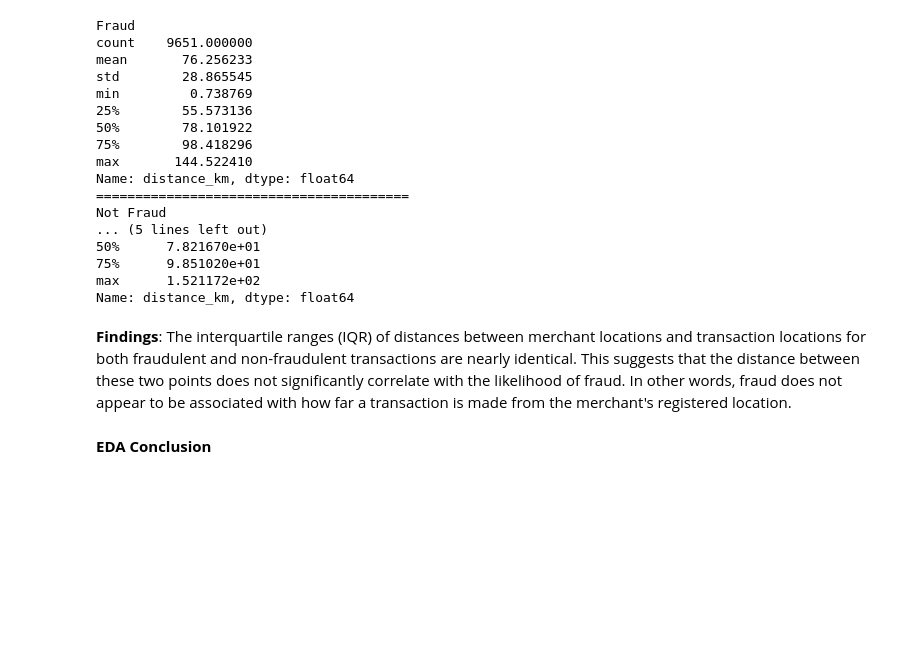
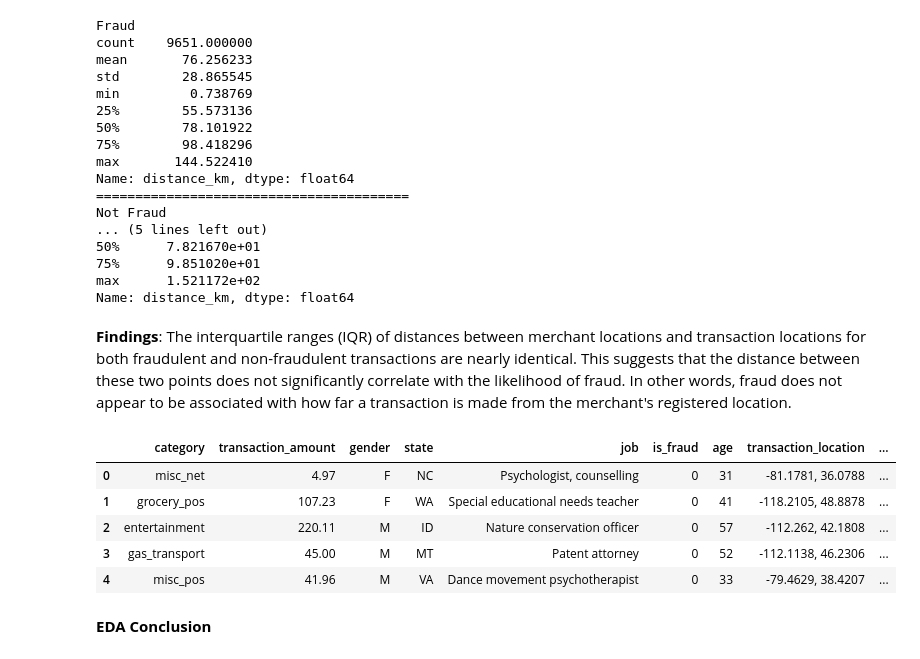
Before and after one commit to Youhorng/credit_card_fraud_prediction, a Jupyter notebook: notebooks/exploratory_data_analysis.ipynb, the cells around one changed output. Drawn from its saved outputs; the diff is of its cells as text; code cells hidden in the pictures; blank space fills up the shorter version.

Commit message:
Correlation analyssi

```diff
--- a/notebooks/exploratory_data_analysis.ipynb
+++ b/notebooks/exploratory_data_analysis.ipynb
@@ -869,5 +894,17 @@ max      1.521172e+02
 Name: distance_km, dtype: float64
 # %% [markdown]
 **Findings**: The interquartile ranges (IQR) of distances between merchant locations and transaction locations for both fraudulent and non-fraudulent transactions are nearly identical. This suggests that the distance between these two points does not significantly correlate with the likelihood of fraud. In other words, fraud does not appear to be associated with how far a transaction is made from the merchant's registered location.
+# %%
+# Correlation analysis
+df = df.drop(columns=["transaction_time", "credit_card_number", "street", "city", "zip", "city_population",
+                      "transaction_number", "full_name", "merchant", "merchant_location", "distance_km"],
+                      axis=1)
+# %% [output]
+|  | category | transaction_amount | gender | state | job | is_fraud | age | transaction_location | ... |
+| 0 | misc_net | 4.97 | F | NC | Psychologist, counselling | 0 | 31 | -81.1781, 36.0788 | ... |
+| 1 | grocery_pos | 107.23 | F | WA | Special educational needs teacher | 0 | 41 | -118.2105, 48.8878 | ... |
+| 2 | entertainment | 220.11 | M | ID | Nature conservation officer | 0 | 57 | -112.262, 42.1808 | ... |
+| 3 | gas_transport | 45.00 | M | MT | Patent attorney | 0 | 52 | -112.1138, 46.2306 | ... |
+| 4 | misc_pos | 41.96 | M | VA | Dance movement psychotherapist | 0 | 33 | -79.4629, 38.4207 | ... |
 # %% [markdown]
 **EDA Conclusion**
```
Also changed, not shown: parts of 3 cells of this notebook.
